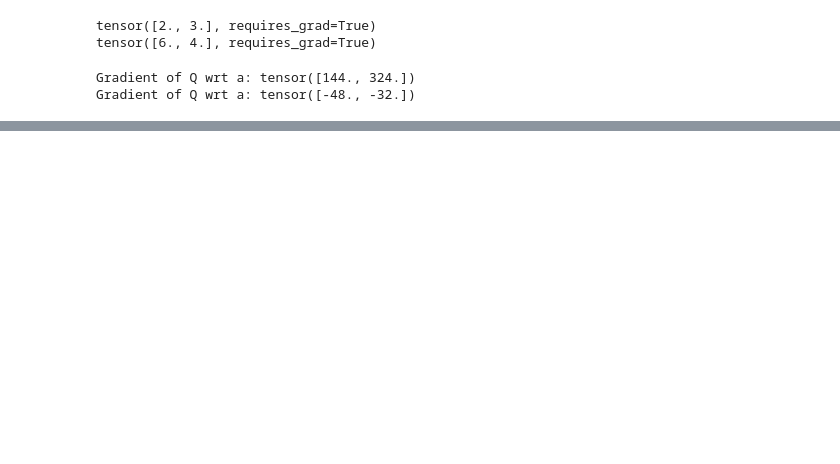
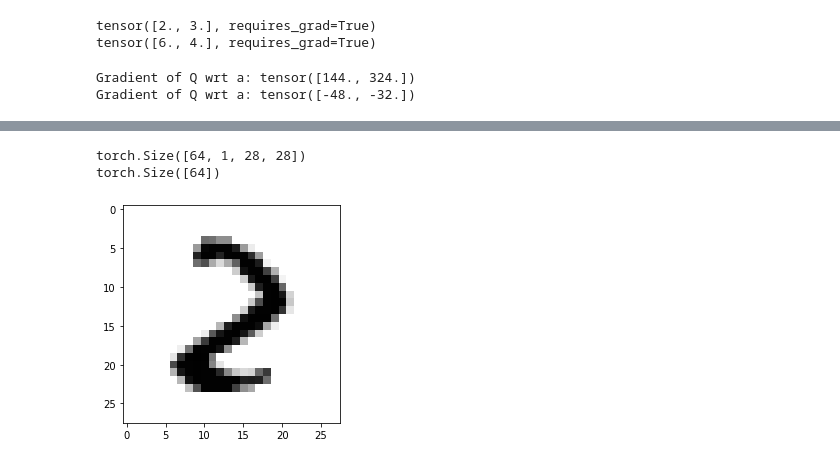
Before and after one commit to archity/DS-Lab, a Jupyter notebook: Lab2/nn_mlp_sklearn.ipynb, the cells around one changed output, grey strips where cells are left out. Cells and saved outputs as stored; diff of their text form; code cells hidden in the pictures; blank space fills up the shorter version.

Commit message:
NN architecture for MNIST

```diff
--- a/Lab2/nn_mlp_sklearn.ipynb
+++ b/Lab2/nn_mlp_sklearn.ipynb
@@ -287,0 +234,7 @@ out.backward(torch.randn(1, 10))
+# %%
+# Transformations on data
+transform = transforms.Compose([transforms.ToTensor(),
+                              transforms.Normalize((0.5,),
+                                                   (0.5,)),
+                              ])
+# Normalize: to normalize the tensor with mean and std. dev.
@@ -287,0 +243,9 @@ out.backward(torch.randn(1, 10))
+# %%
+# Download the datasets
+trainset = datasets.MNIST('./data', download=True, train=True, transform=transform)
+valset = datasets.MNIST('./data', download=True, train=False, transform=transform)
+
+# Feed the datasets to DataLoader
+# Read 64 images at a time
+trainloader = torch.utils.data.DataLoader(trainset, batch_size=64, shuffle=True)
+valloader = torch.utils.data.DataLoader(valset, batch_size=64, shuffle=True)
@@ -287,0 +264,20 @@ out.backward(torch.randn(1, 10))
+# %%
+# Just load 1 batch of image to check it
+dataiter = iter(trainloader)
+images, labels = dataiter.next()
+
+# 64 images per batch
+# 28x28 image dimension
+print(images.shape)
+
+# 64 labels
+print(labels.shape)
+# %% [output]
+torch.Size([64, 1, 28, 28])
+torch.Size([64])
+# %%
+import matplotlib.pyplot as plt
+
+plt.imshow(images[0].numpy().squeeze(), cmap='gray_r');
+# %% [output]
+[figure, added]
```
Also changed, not shown: parts of 20 cells of this notebook.
